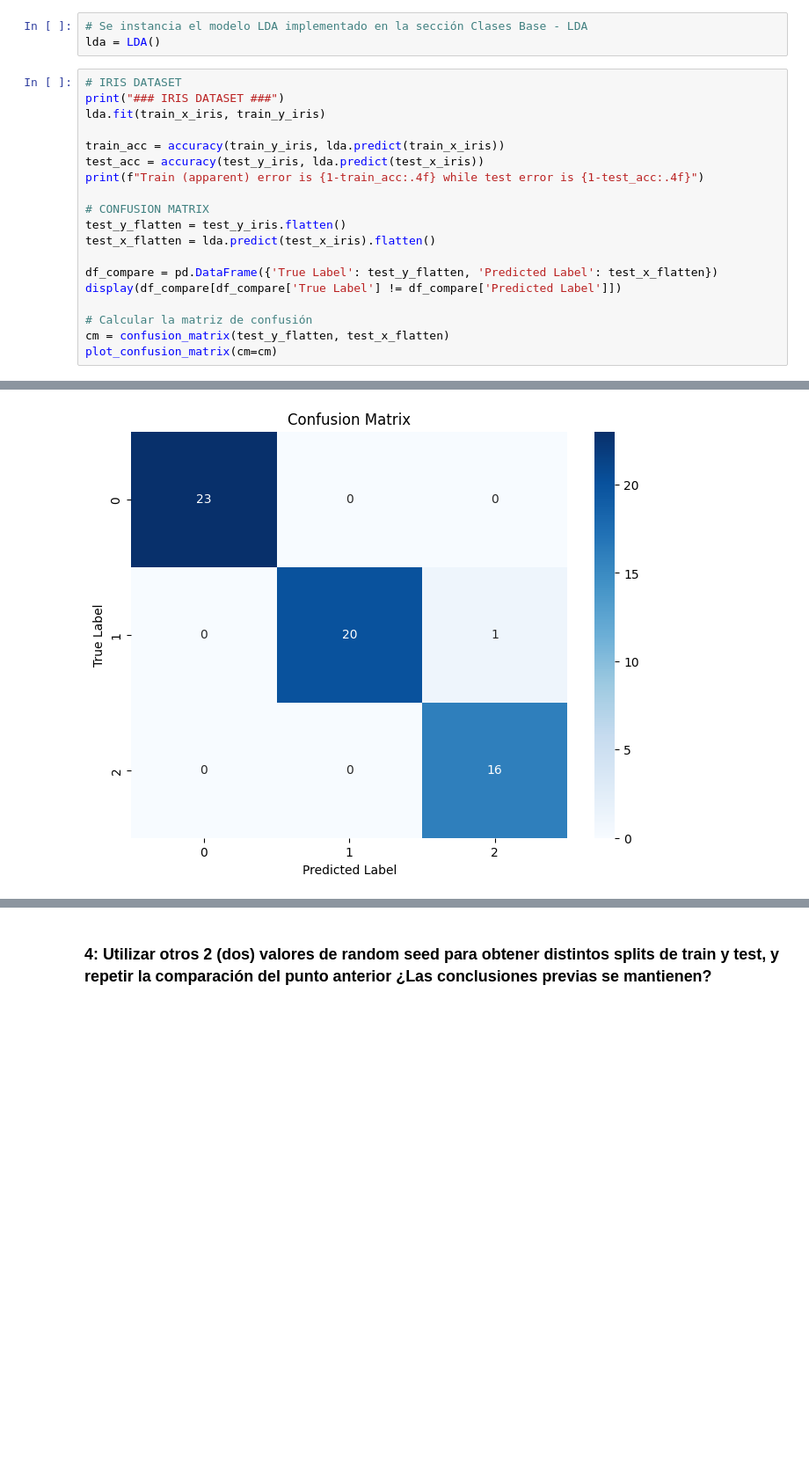
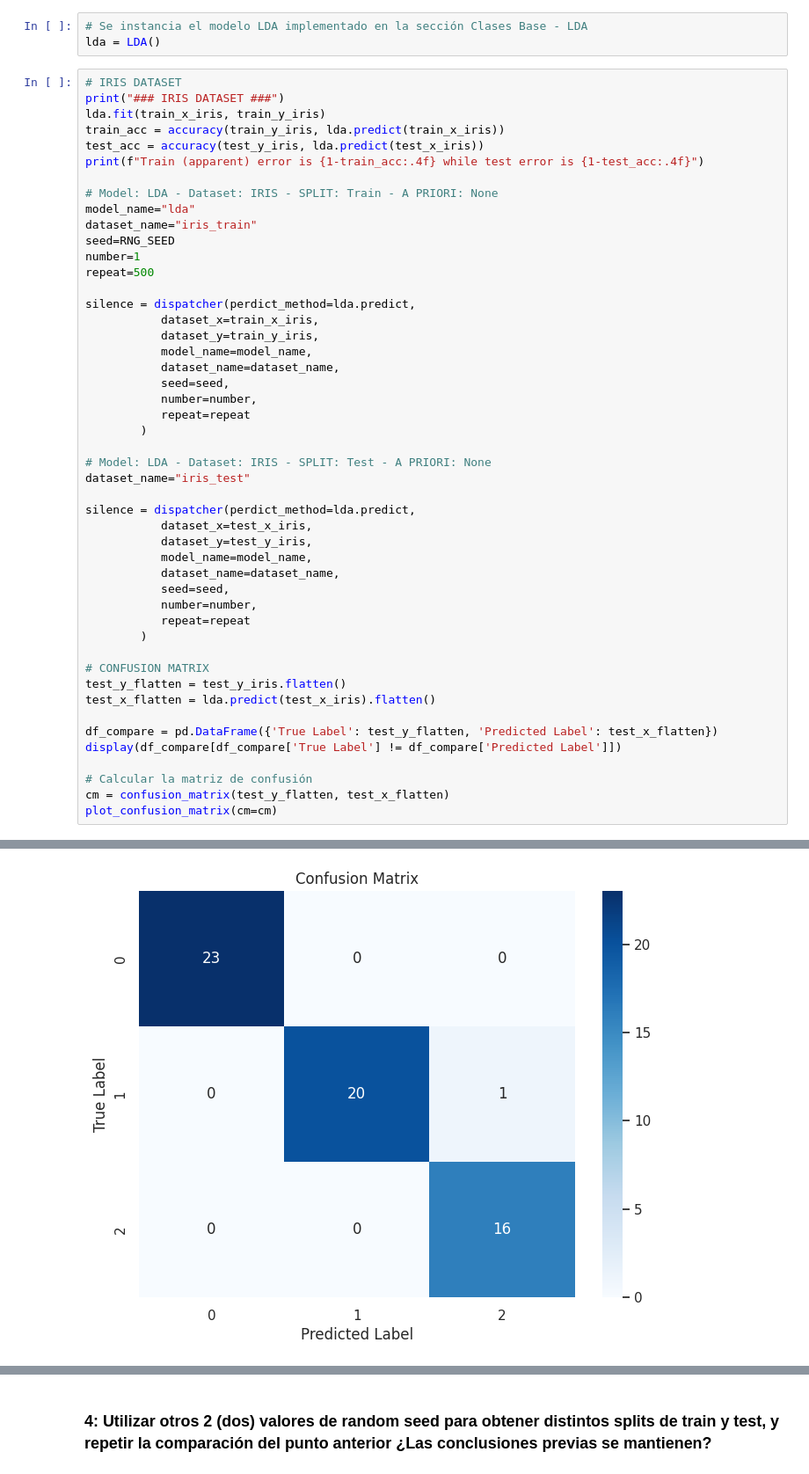
Before and after one commit to FIUBA-CEIA-18Co2024/AMIA-TP3, a Jupyter notebook: notebook.ipynb, the cells around one changed output, grey strips where cells are left out. Shown at 88% size. Saved outputs shown, nothing was run; the diff lists cells and outputs as text; blank space fills up the shorter version.

```diff
--- a/notebook.ipynb
+++ b/notebook.ipynb
@@ -935,10 +935,39 @@ lda = LDA()
 # IRIS DATASET
 print("### IRIS DATASET ###")
 lda.fit(train_x_iris, train_y_iris)
-
 train_acc = accuracy(train_y_iris, lda.predict(train_x_iris))
 test_acc = accuracy(test_y_iris, lda.predict(test_x_iris))
 print(f"Train (apparent) error is {1-train_acc:.4f} while test error is {1-test_acc:.4f}")
+
+# Model: LDA - Dataset: IRIS - SPLIT: Train - A PRIORI: None
+model_name="lda"
+dataset_name="iris_train"
+seed=RNG_SEED
+number=1
+repeat=500
+
+silence = dispatcher(perdict_method=lda.predict,
+           dataset_x=train_x_iris,
+           dataset_y=train_y_iris,
+           model_name=model_name,
+           dataset_name=dataset_name,
+           seed=seed,
+           number=number,
+           repeat=repeat
+        )
+
+# Model: LDA - Dataset: IRIS - SPLIT: Test - A PRIORI: None
+dataset_name="iris_test"
+
+silence = dispatcher(perdict_method=lda.predict,
+           dataset_x=test_x_iris,
+           dataset_y=test_y_iris,
+           model_name=model_name,
+           dataset_name=dataset_name,
+           seed=seed,
+           number=number,
+           repeat=repeat
+        )
 
 # CONFUSION MATRIX
 test_y_flatten = test_y_iris.flatten()
@@ -956,6 +995,6 @@ Train (apparent) error is 0.0222 while test error is 0.0167
 |  | True Label | Predicted Label |
 | 51 | versicolor | virginica |
-[figure, old version]
+[figure, new version]
 # %%
 # PENGUIN DATASET
 print("### PENGUIN DATASET ###")
```
Also changed, not shown: parts of 13 cells of this notebook.
